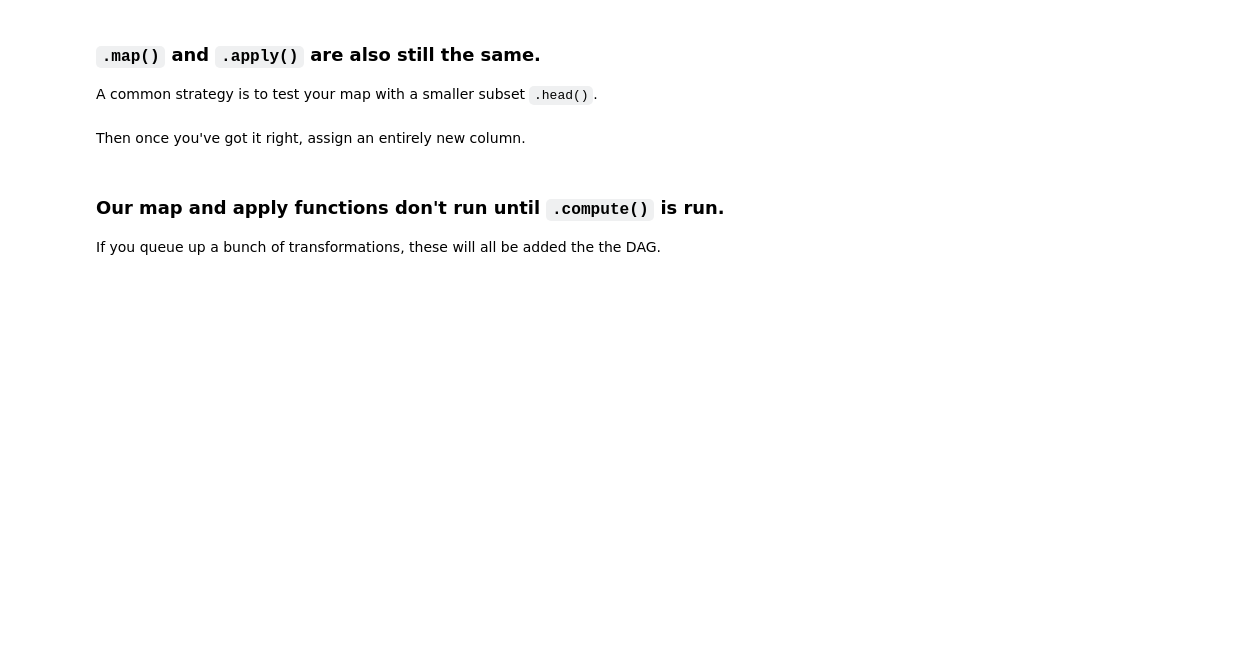
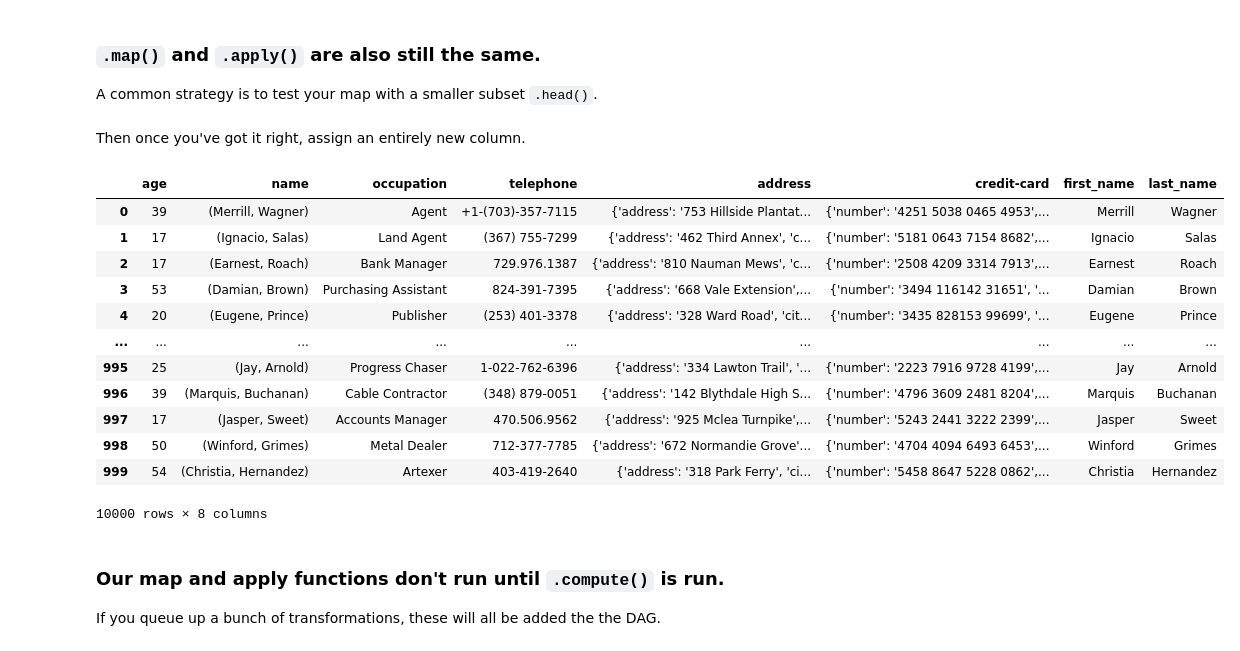
Before and after one commit to dyerrington/ai-hands_on_with_dask_and_pandas, a Jupyter notebook: notebooks/03_dask-and-pandas.ipynb, the cells around one changed output. Saved outputs shown, nothing was run; the diff lists cells and outputs as text; code cells hidden in the pictures; blank space fills up the shorter version.

```diff
--- a/notebooks/03_dask-and-pandas.ipynb
+++ b/notebooks/03_dask-and-pandas.ipynb
@@ -113,7 +261,27 @@ A common strategy is to test your map with a smaller subset `.head()`.
+# %%
+# Basic map function
+people['first_name'] = people['name'].map(lambda part: part[0])
+people['last_name'] = people['name'].map(lambda part: part[1])
 # %% [markdown]
 Then once you've got it right, assign an entirely new column.
 # %%
+
 # Create new features from nested tuple features
+people.compute()
+# %% [output]
+|  | age | name | occupation | telephone | address | credit-card | first_name | last_name |
+| 0 | 39 | (Merrill, Wagner) | Agent | +1-(703)-357-7115 | {'address': '753 Hillside Plantat... | {'number': '4251 5038 0465 4953',... | Merrill | Wagner |
+| 1 | 17 | (Ignacio, Salas) | Land Agent | (367) 755-7299 | {'address': '462 Third Annex', 'c... | {'number': '5181 0643 7154 8682',... | Ignacio | Salas |
+| 2 | 17 | (Earnest, Roach) | Bank Manager | 729.976.1387 | {'address': '810 Nauman Mews', 'c... | {'number': '2508 4209 3314 7913',... | Earnest | Roach |
+| 3 | 53 | (Damian, Brown) | Purchasing Assistant | 824-391-7395 | {'address': '668 Vale Extension',... | {'number': '3494 116142 31651', '... | Damian | Brown |
+| 4 | 20 | (Eugene, Prince) | Publisher | (253) 401-3378 | {'address': '328 Ward Road', 'cit... | {'number': '3435 828153 99699', '... | Eugene | Prince |
+| ... | ... | ... | ... | ... | ... | ... | ... | ... |
+| 995 | 25 | (Jay, Arnold) | Progress Chaser | 1-022-762-6396 | {'address': '334 Lawton Trail', '... | {'number': '2223 7916 9728 4199',... | Jay | Arnold |
+| 996 | 39 | (Marquis, Buchanan) | Cable Contractor | (348) 879-0051 | {'address': '142 Blythdale High S... | {'number': '4796 3609 2481 8204',... | Marquis | Buchanan |
+| 997 | 17 | (Jasper, Sweet) | Accounts Manager | 470.506.9562 | {'address': '925 Mclea Turnpike',... | {'number': '5243 2441 3222 2399',... | Jasper | Sweet |
+| 998 | 50 | (Winford, Grimes) | Metal Dealer | 712-377-7785 | {'address': '672 Normandie Grove'... | {'number': '4704 4094 6493 6453',... | Winford | Grimes |
+| 999 | 54 | (Christia, Hernandez) | Artexer | 403-419-2640 | {'address': '318 Park Ferry', 'ci... | {'number': '5458 8647 5228 0862',... | Christia | Hernandez |
+10000 rows × 8 columns
 # %% [markdown]
 ### Our map and apply functions don't run until `.compute()` is run.
 
```
Also changed, not shown: parts of 23 cells of this notebook, 3 other files.
